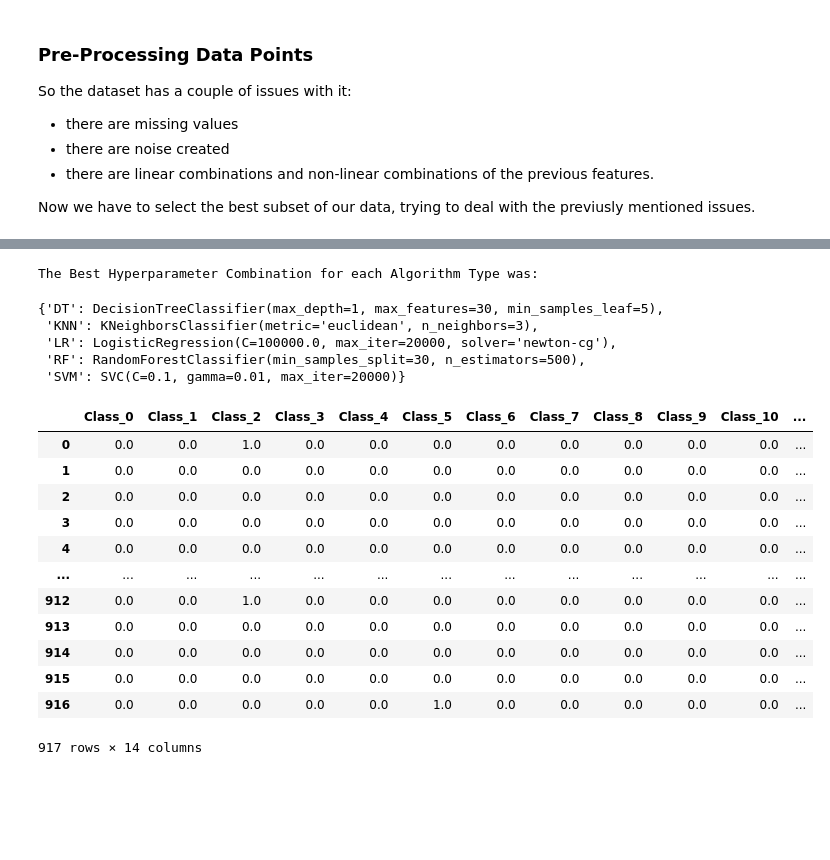
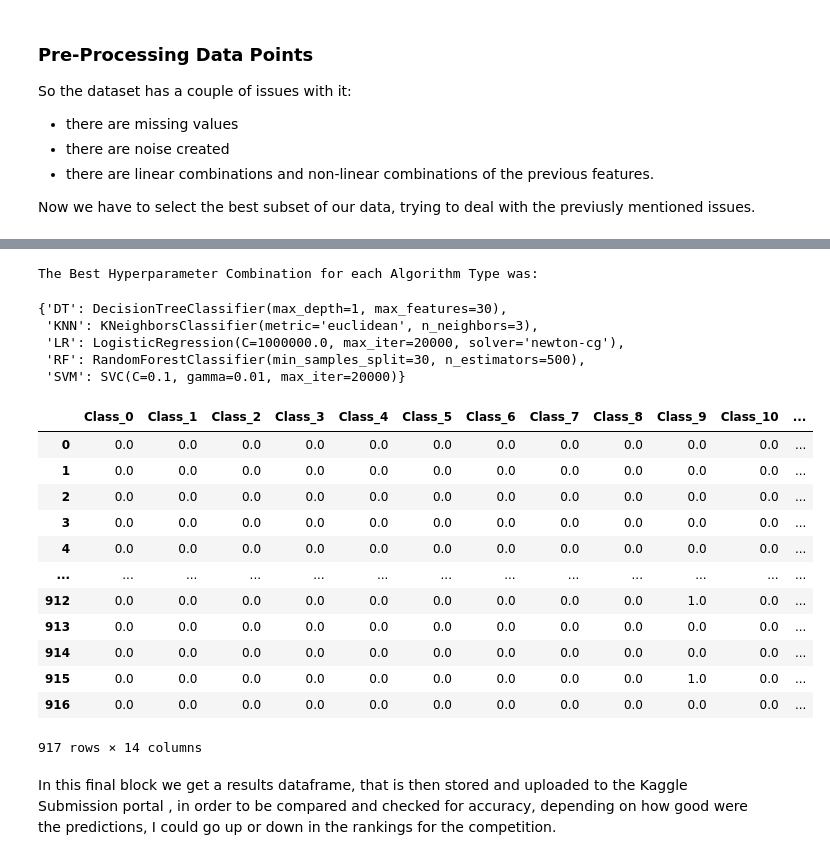
Before and after one commit to dcamposb/ML_UC3M_Kaggle_Copeti, a Jupyter notebook: kaggle_competition_dcamposb_notebook.ipynb, the cells around one changed output, grey strips where cells are left out. Saved outputs shown, nothing was run; the diff lists cells and outputs as text; code cells hidden in the pictures; blank space fills up the shorter version.

```diff
--- a/kaggle_competition_dcamposb_notebook.ipynb
+++ b/kaggle_competition_dcamposb_notebook.ipynb
@@ -69,14 +106,15 @@ Understanding bias, distributions and feature relationships allows us to provide
 train = pd.read_csv("data/TrainData.csv")
 score = pd.read_csv("data/TestData_unlabeled.csv")
 # %%
-#  Features and Targets
+# Features and Targets
 master_training = train[[T for T in train.columns if "Feat" in T ]]
 master_target = train[[F for F in train.columns if "Class" in F]]
 score_target  = score.iloc[:,1:]
 
-# Redicing Data Siz ** See ReadMe For Reasons behind this cut
-master_training = master_training[:500]
-master_target = master_target[:500]
+# Reducing Data Size **
+# The origina dataset was 1500
+#master_training = master_training[:500]
+#master_target = master_target[:500]
 # %% [markdown]
 ### Correlation Analysis
 In this section I will evaluate correlations between features and correlation with targets.
@@ -577,3 +706,10 @@ Class_14  0.981818  0.981818  0.981818  0.981818  0.981818
+# %%
+# Since I want the IdMax in the next code block to choose RF's over SVM's when they tie
+# I simply change the order of the columns so it chooses RF before SVM
+# I have dones this because I rather us Random Forests
+cols = DF.columns.tolist()
+cols = cols[-1:] + cols[:-1]
+DF = DF[cols]
 # %%
 # Selecting the Optimal Model for each CLass Blased on Scores
 op_method = DF.idxmax(axis = 1, skipna = True)
@@ -602,11 +745,12 @@ dtype: object
 # %%
+# If you were interested in checking out the Optimal Hyperparamters for each Element
 print("The Best Hyperparameter Combination for each Algorithm Type was:")
 best_parameters_by_algorithm
 # %% [output]
 The Best Hyperparameter Combination for each Algorithm Type was:
-{'DT': DecisionTreeClassifier(max_depth=1, max_features=30, min_samples_leaf=5),
+{'DT': DecisionTreeClassifier(max_depth=1, max_features=30),
  'KNN': KNeighborsClassifier(metric='euclidean', n_neighbors=3),
- 'LR': LogisticRegression(C=100000.0, max_iter=20000, solver='newton-cg'),
+ 'LR': LogisticRegression(C=1000000.0, max_iter=20000, solver='newton-cg'),
  'RF': RandomForestClassifier(min_samples_split=30, n_estimators=500),
  'SVM': SVC(C=0.1, gamma=0.01, max_iter=20000)}
 # %%
@@ -629,20 +785,23 @@ for i in range(0,14):
 # %%
 # The Result is a dataset with the scored columns
 # for each target, with the best model for each target,
 # trained with the best hyper parameters in terms of performance
 # each one of those models for each target
+Results.to_csv('data/kaggle_submission_2020.csv', index= True)
 Results
 # %% [output]
 |  | Class_0 | Class_1 | Class_2 | Class_3 | Class_4 | Class_5 | Class_6 | Class_7 | Class_8 | Class_9 | Class_10 | ... |
-| 0 | 0.0 | 0.0 | 1.0 | 0.0 | 0.0 | 0.0 | 0.0 | 0.0 | 0.0 | 0.0 | 0.0 | ... |
+| 0 | 0.0 | 0.0 | 0.0 | 0.0 | 0.0 | 0.0 | 0.0 | 0.0 | 0.0 | 0.0 | 0.0 | ... |
 | 1 | 0.0 | 0.0 | 0.0 | 0.0 | 0.0 | 0.0 | 0.0 | 0.0 | 0.0 | 0.0 | 0.0 | ... |
 | 2 | 0.0 | 0.0 | 0.0 | 0.0 | 0.0 | 0.0 | 0.0 | 0.0 | 0.0 | 0.0 | 0.0 | ... |
 | 3 | 0.0 | 0.0 | 0.0 | 0.0 | 0.0 | 0.0 | 0.0 | 0.0 | 0.0 | 0.0 | 0.0 | ... |
 | 4 | 0.0 | 0.0 | 0.0 | 0.0 | 0.0 | 0.0 | 0.0 | 0.0 | 0.0 | 0.0 | 0.0 | ... |
 | ... | ... | ... | ... | ... | ... | ... | ... | ... | ... | ... | ... | ... |
-| 912 | 0.0 | 0.0 | 1.0 | 0.0 | 0.0 | 0.0 | 0.0 | 0.0 | 0.0 | 0.0 | 0.0 | ... |
+| 912 | 0.0 | 0.0 | 0.0 | 0.0 | 0.0 | 0.0 | 0.0 | 0.0 | 0.0 | 1.0 | 0.0 | ... |
 | 913 | 0.0 | 0.0 | 0.0 | 0.0 | 0.0 | 0.0 | 0.0 | 0.0 | 0.0 | 0.0 | 0.0 | ... |
 | 914 | 0.0 | 0.0 | 0.0 | 0.0 | 0.0 | 0.0 | 0.0 | 0.0 | 0.0 | 0.0 | 0.0 | ... |
-| 915 | 0.0 | 0.0 | 0.0 | 0.0 | 0.0 | 0.0 | 0.0 | 0.0 | 0.0 | 0.0 | 0.0 | ... |
-| 916 | 0.0 | 0.0 | 0.0 | 0.0 | 0.0 | 1.0 | 0.0 | 0.0 | 0.0 | 0.0 | 0.0 | ... |
+| 915 | 0.0 | 0.0 | 0.0 | 0.0 | 0.0 | 0.0 | 0.0 | 0.0 | 0.0 | 1.0 | 0.0 | ... |
+| 916 | 0.0 | 0.0 | 0.0 | 0.0 | 0.0 | 0.0 | 0.0 | 0.0 | 0.0 | 0.0 | 0.0 | ... |
 917 rows × 14 columns
+# %% [markdown]
+In this final block we get a results dataframe, that is then stored and uploaded to the Kaggle Submission portal , in order to be compared and checked for accuracy, depending on how good were the predictions, I could go up or down in the rankings for the competition.
```
Also changed, not shown: parts of 52 cells of this notebook, 17 other files.
